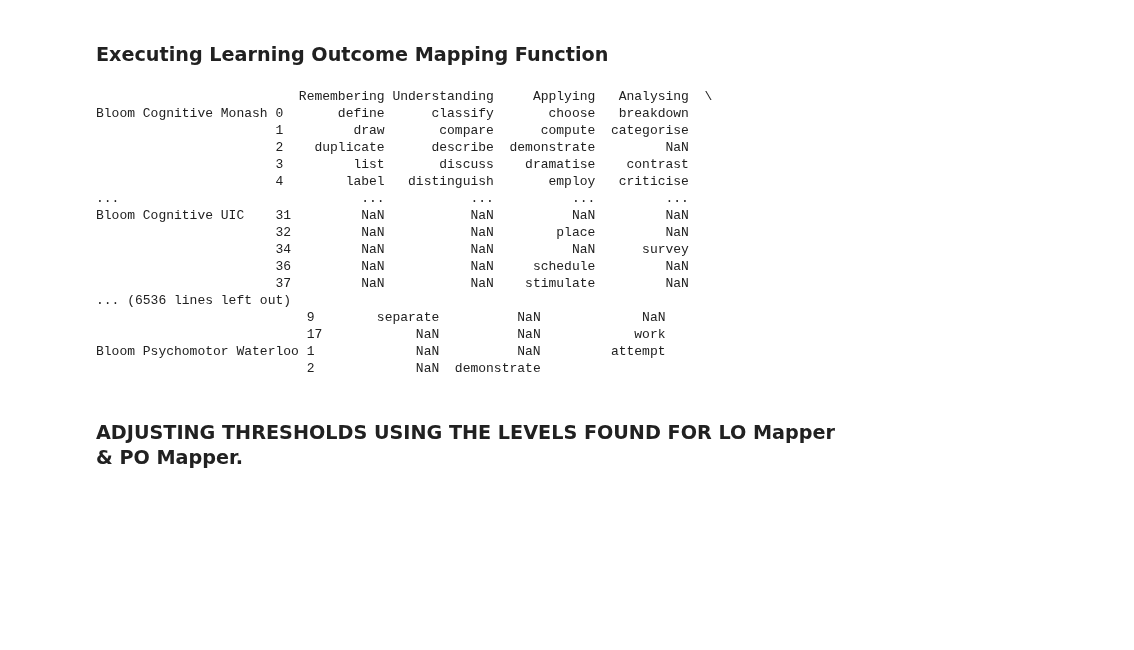
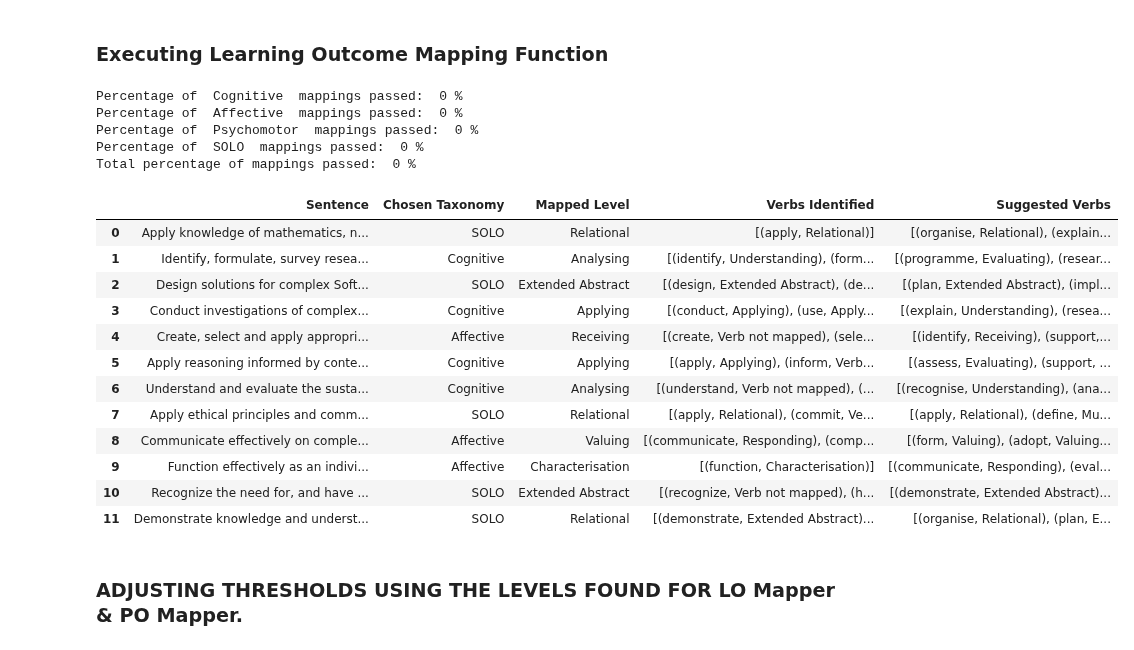
Before and after one commit to 3drdsh3in/Course_Design_For_Accreditation, a Jupyter notebook: BoW_Mapping.ipynb, the cells around one changed output. Saved outputs shown, nothing was run; the diff lists cells and outputs as text; code cells hidden in the pictures; blank space fills up the shorter version.

Commit message:
Regulatory requirements & small changes

```diff
--- a/BoW_Mapping.ipynb
+++ b/BoW_Mapping.ipynb
@@ -52,10 +26,21 @@ CalledProcessError: Command 'b'\nsource .env\ncd docx2csv && echo "$PASSWORD" |
 # Computer Science Test Data.
 # CURRENT_MAPPING="Lists_ComputerScience.docx"
 # ORIGINAL_MAPPING="Original-Mapping-ComputerScience.csv"
+# PO_LABEL="P"
 
 # InformationSecurity Test Data.
+# CURRENT_MAPPING="Lists_InformationSecurity.docx"
+# ORIGINAL_MAPPING="Original-Mapping-InfoSecurity.csv"
+# PO_LABEL="P"
+ADJUSTMENT_THRESHOLD=0.35
+
+# Monash Engineering Test Data.
 CURRENT_MAPPING="Lists_MonashEngineering.docx"
 ORIGINAL_MAPPING="Original-Mapping-MonashEngineering.csv"
+PO_LABEL="PO"
+
+# Program Outcome & Regulatory Body Requirements Table.
+PROGRAM_OUTCOME_TABLE="Professional Body PO Comparisons.docx"
 # %%
 # importing necessary libraries
 import pandas as pd
@@ -337,7 +322,8 @@ U3.head()
 # extracting first row from PLO table and make a dataframe
 Cs = []
 for x in range(len(df)):
-    Cs.append(U1.loc[['PO'+str(x+1)]])
+    Cs.append(U1.loc[[PO_LABEL+str(x+1)]])
+# U1
 # %%
 # Concatenating these extracted each PLOs with 'n' number of CLOs
 Dds = []
@@ -901,9 +908,6 @@ def learning_outcome_mapping(
 
         for taxonomy_key, taxonomy_item in mapped_verbs.items():
             similar_verbs[taxonomy_key] = pd.DataFrame(columns=["Level", "Similarity"])
-
-            print(taxonomy_item)
-
             for identified_verb in identified_verbs:
                 for k in range(taxonomy_item.shape[1]):  # Col (Level)
                     for j in range(taxonomy_item.shape[0]):  # Row
@@ -1018,20 +1022,24 @@ plo_classifications = learning_outcome_mapping(plo_sentences, final_levels, sim_
 # If levels match, boost the CLO to PO coefficient by 0.1
 # If levels different, don't boost
 # %% [output]
-                          Remembering Understanding     Applying   Analysing  \
-Bloom Cognitive Monash 0       define      classify       choose   breakdown
-                       1         draw       compare      compute  categorise
-                       2    duplicate      describe  demonstrate         NaN
-                       3         list       discuss    dramatise    contrast
-                       4        label   distinguish       employ   criticise
-...                               ...           ...          ...         ...
-Bloom Cognitive UIC    31         NaN           NaN          NaN         NaN
-                       32         NaN           NaN        place         NaN
-                       34         NaN           NaN          NaN      survey
-                       36         NaN           NaN     schedule         NaN
-                       37         NaN           NaN    stimulate         NaN
-... (6536 lines left out)
-                           9        separate          NaN             NaN
-                           17            NaN          NaN            work
-Bloom Psychomotor Waterloo 1             NaN          NaN         attempt
-                           2             NaN  demonstrate
+Percentage of  Cognitive  mappings passed:  0 %
+Percentage of  Affective  mappings passed:  0 %
+Percentage of  Psychomotor  mappings passed:  0 %
+Percentage of  SOLO  mappings passed:  0 %
+Total percentage of mappings passed:  0 %
+# %%
+plo_classifications
+# %% [output]
+|  | Sentence | Chosen Taxonomy | Mapped Level | Verbs Identified | Suggested Verbs |
+| 0 | Apply knowledge of mathematics, n... | SOLO | Relational | [(apply, Relational)] | [(organise, Relational), (explain... |
+| 1 | Identify, formulate, survey resea... | Cognitive | Analysing | [(identify, Understanding), (form... | [(programme, Evaluating), (resear... |
+| 2 | Design solutions for complex Soft... | SOLO | Extended Abstract | [(design, Extended Abstract), (de... | [(plan, Extended Abstract), (impl... |
+| 3 | Conduct investigations of complex... | Cognitive | Applying | [(conduct, Applying), (use, Apply... | [(explain, Understanding), (resea... |
+| 4 | Create, select and apply appropri... | Affective | Receiving | [(create, Verb not mapped), (sele... | [(identify, Receiving), (support,... |
+| 5 | Apply reasoning informed by conte... | Cognitive | Applying | [(apply, Applying), (inform, Verb... | [(assess, Evaluating), (support, ... |
+| 6 | Understand and evaluate the susta... | Cognitive | Analysing | [(understand, Verb not mapped), (... | [(recognise, Understanding), (ana... |
+| 7 | Apply ethical principles and comm... | SOLO | Relational | [(apply, Relational), (commit, Ve... | [(apply, Relational), (define, Mu... |
+| 8 | Communicate effectively on comple... | Affective | Valuing | [(communicate, Responding), (comp... | [(form, Valuing), (adopt, Valuing... |
+| 9 | Function effectively as an indivi... | Affective | Characterisation | [(function, Characterisation)] | [(communicate, Responding), (eval... |
+| 10 | Recognize the need for, and have ... | SOLO | Extended Abstract | [(recognize, Verb not mapped), (h... | [(demonstrate, Extended Abstract)... |
+| 11 | Demonstrate knowledge and underst... | SOLO | Relational | [(demonstrate, Extended Abstract)... | [(organise, Relational), (plan, E... |
```
Also changed, not shown: parts of 20 cells of this notebook, 9 other files.
